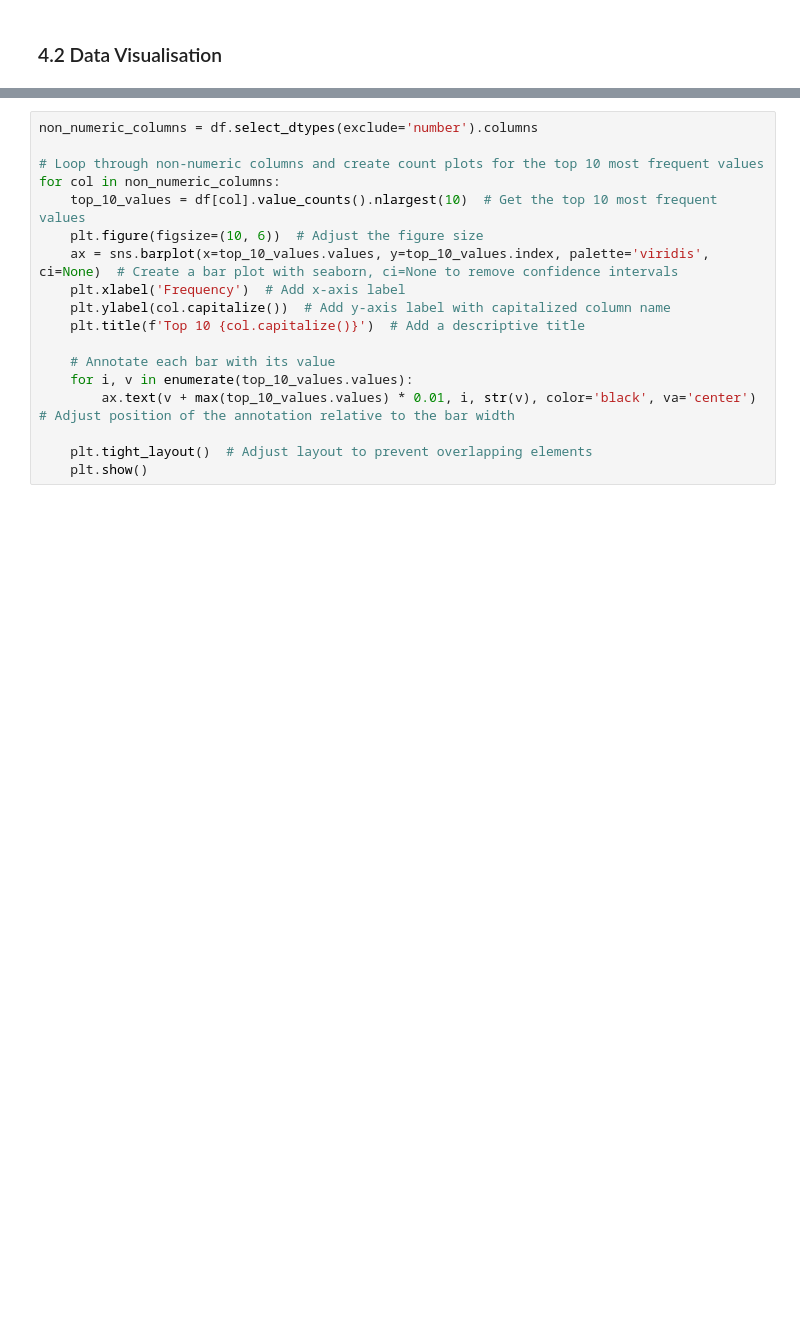
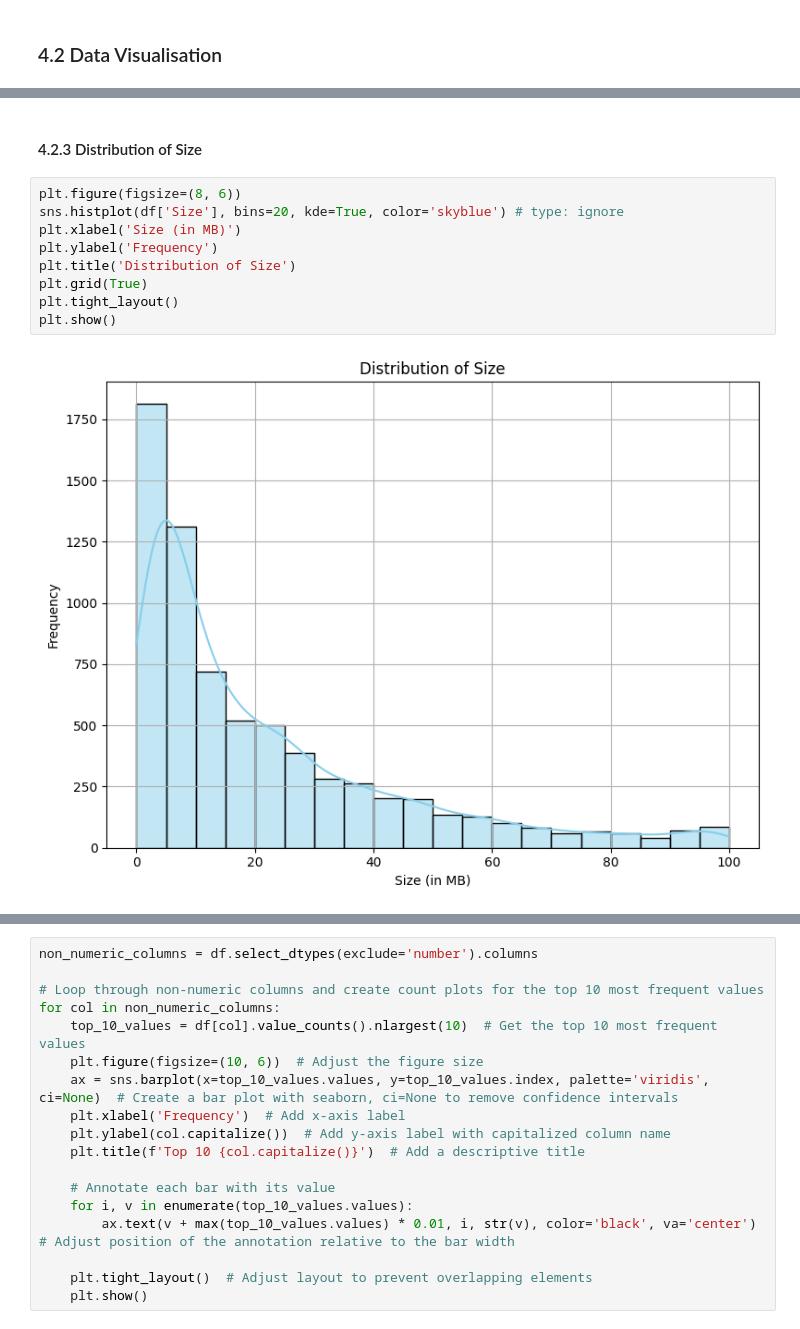
Before and after one commit to jjosorioc/Project-ADES-MESW0009, a Jupyter notebook: dataset_analysis.ipynb, the cells around one changed output, grey strips where cells are left out. Drawn from its saved outputs; the diff is of its cells as text; blank space fills up the shorter version.

```diff
--- a/dataset_analysis.ipynb
+++ b/dataset_analysis.ipynb
@@ -522,0 +554,13 @@ for col in df.select_dtypes(include='number').columns:
+# %% [markdown]
+#### 4.2.3 Distribution of Size
+# %%
+plt.figure(figsize=(8, 6))
+sns.histplot(df['Size'], bins=20, kde=True, color='skyblue') # type: ignore
+plt.xlabel('Size (in MB)')
+plt.ylabel('Frequency')
+plt.title('Distribution of Size')
+plt.grid(True)
+plt.tight_layout()
+plt.show()
+# %% [output]
+[figure, added]
```
Also changed, not shown: parts of 19 cells of this notebook.
